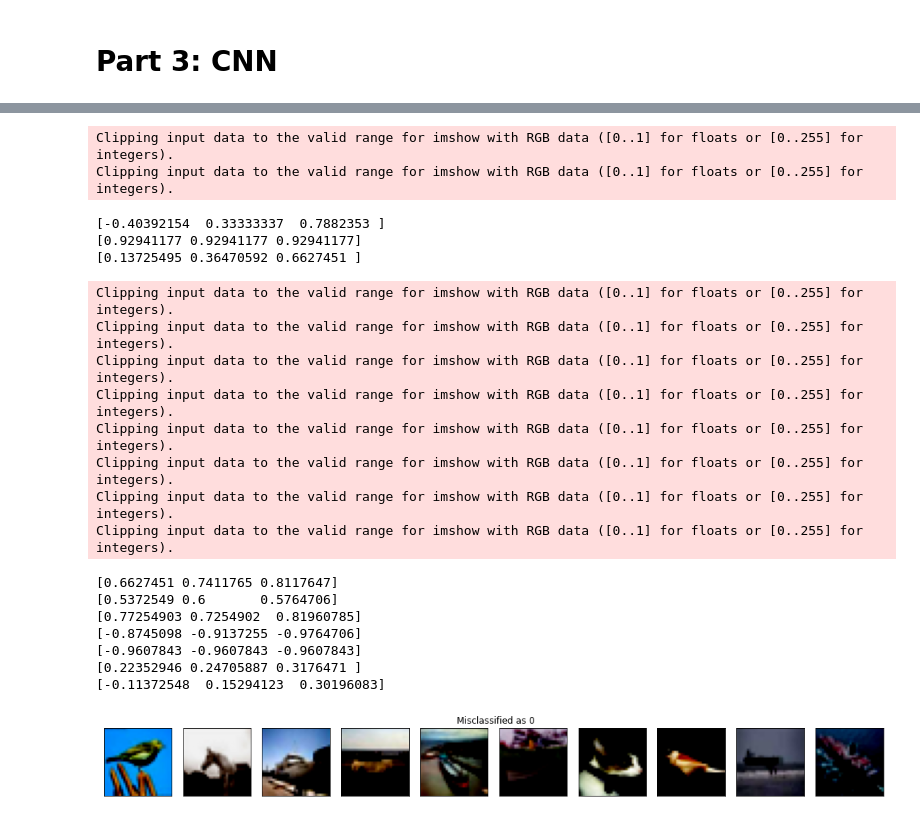
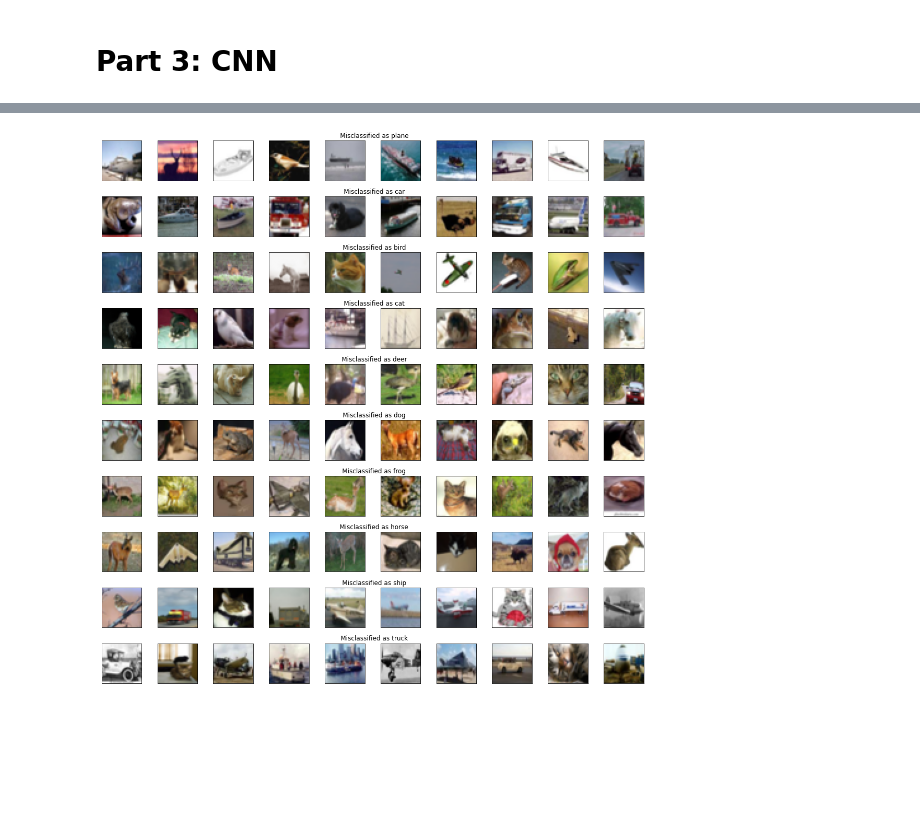
Before and after one commit to ezhang7423/ece180, a Jupyter notebook: hw5/xor.ipynb, the cells around one changed output, grey strips where cells are left out. Drawn from its saved outputs; the diff is of its cells as text; code cells hidden in the pictures; blank space fills up the shorter version.

```diff
--- a/hw5/xor.ipynb
+++ b/hw5/xor.ipynb
@@ -610,5 +624,4 @@ for sz in batch_sizes:
 
     history.plot(y=['train', 'test'], use_index=True, xlabel='Epoch no.', ylabel='Accuracy (%)')
     plt.gca().set_xticks(list(range(0, 3)))
-    break
 # %% [output]
@@ -646,56 +685,41 @@ for sz in batch_sizes:
 
 test_loader = torch.utils.data.DataLoader(testset, batch_size=10,
                                         shuffle=False, num_workers=2)
+
+inv_normalize = transforms.Normalize(
+    (-1, -1, -1),
+    (2, 2, 2)
+)
+
 
 best_model = a_group[0]
 misclassified = {k: [] for k in range(10)}
 incorrect = []
 i = 0
 for images, labels in test_loader:
 
     outputs = best_model(images)
 
     # Get predictions from the maximum value
     _, predicted = torch.max(outputs.data, 1)
     for pred, act, image in zip(predicted, labels, images):
         if pred != act:
             misclassified[pred.item()].append(image) # save misclassified images
 
 fig=plt.figure(figsize=(15, 15))
 
-for clas in range(1):
+for clas in range(10):
     for i in range(1, 11):
-        img = misclassified[clas][i].numpy()
+        img = (inv_normalize(misclassified[clas][i])).numpy()
         img = np.dstack((img[0], img[1], img[2]))
-        print(img[0][0])
         ax = fig.add_subplot(10, 10, clas * 10 + i)
         ax.set_xticks([])
         ax.set_yticks([])
         if i % 5 == 0 and i % 10 != 0:
-            ax.set_title(f"                             Misclassified as {clas}")
+            ax.set_title(f"                             Misclassified as {classes[clas]}")
         plt.imshow(img)
 
 plt.tight_layout()
 plt.show()
 # %% [output]
-Clipping input data to the valid range for imshow with RGB data ([0..1] for floats or [0..255] for integers).
-Clipping input data to the valid range for imshow with RGB data ([0..1] for floats or [0..255] for integers).
-[-0.40392154  0.33333337  0.7882353 ]
-[0.92941177 0.92941177 0.92941177]
-[0.13725495 0.36470592 0.6627451 ]
-Clipping input data to the valid range for imshow with RGB data ([0..1] for floats or [0..255] for integers).
-Clipping input data to the valid range for imshow with RGB data ([0..1] for floats or [0..255] for integers).
-Clipping input data to the valid range for imshow with RGB data ([0..1] for floats or [0..255] for integers).
-Clipping input data to the valid range for imshow with RGB data ([0..1] for floats or [0..255] for integers).
-Clipping input data to the valid range for imshow with RGB data ([0..1] for floats or [0..255] for integers).
-Clipping input data to the valid range for imshow with RGB data ([0..1] for floats or [0..255] for integers).
-Clipping input data to the valid range for imshow with RGB data ([0..1] for floats or [0..255] for integers).
-Clipping input data to the valid range for imshow with RGB data ([0..1] for floats or [0..255] for integers).
-[0.6627451 0.7411765 0.8117647]
-[0.5372549 0.6       0.5764706]
-[0.77254903 0.7254902  0.81960785]
-[-0.8745098 -0.9137255 -0.9764706]
-[-0.9607843 -0.9607843 -0.9607843]
-[0.22352946 0.24705887 0.3176471 ]
-[-0.11372548  0.15294123  0.30196083]
-[figure, old version]
+[figure, new version]
```
Also changed, not shown: parts of 10 cells of this notebook.
